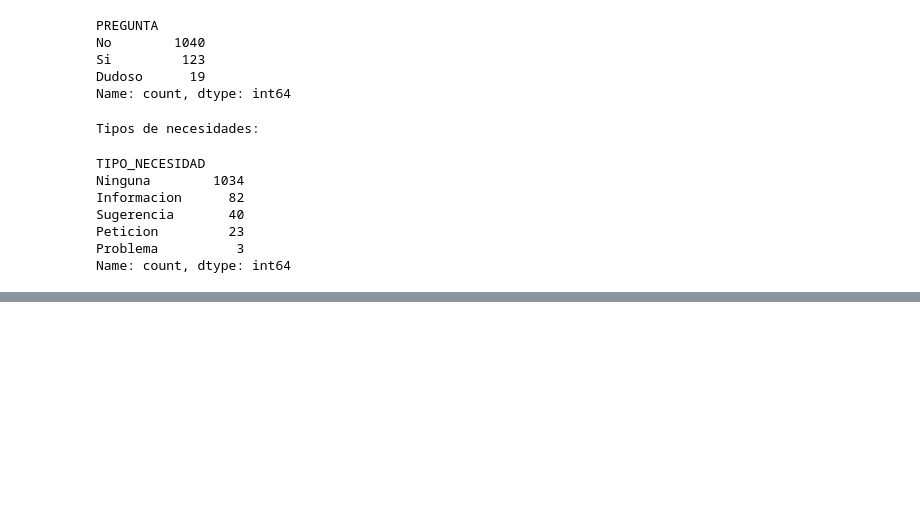
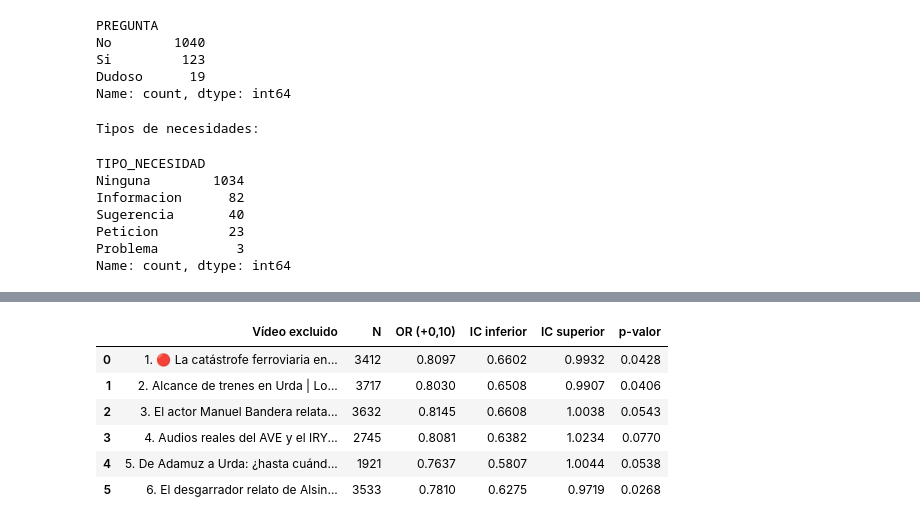
Before and after one commit to jejoama/Practicas_Curriculares, a Jupyter notebook: GENERAL_def.ipynb, the cells around one changed output, grey strips where cells are left out. Drawn from its saved outputs; the diff is of its cells as text; code cells hidden in the pictures; blank space fills up the shorter version.

```diff
--- a/GENERAL_def.ipynb
+++ b/GENERAL_def.ipynb
@@ -6740,0 +8195,91 @@ Procesados: 150/150
+# %%
+
+
+# 24. ROBUSTEZ FINAL: SENTIMIENTO Y SENSIBILIDAD POR VIDEO
+
+
+import numpy as np
+import pandas as pd
+import statsmodels.api as sm
+import statsmodels.formula.api as smf
+
+base = principales_modelo.copy()
+
+base = base.dropna(subset=[
+    "AGGRESSIVE",
+    "SENTIMIENTO_GLOBAL",
+    "TEMA_GLOBAL",
+    "ID_VIDEO",
+    "LOG_PALABRAS"
+])
+
+# 1. Modelo que incluye agresividad y sentimiento
+formula = (
+    "RECIBE_RESPUESTA ~ AGGRESSIVE "
+    "+ C(SENTIMIENTO_GLOBAL) "
+    "+ C(ID_VIDEO) "
+    "+ C(TEMA_GLOBAL) "
+    "+ LOG_PALABRAS"
+)
+
+modelo_conjunto = smf.glm(
+    formula,
+    data=base,
+    family=sm.families.Binomial()
+).fit(cov_type="HC3")
+
+
+def extraer_resultado(m):
+    beta = m.params["AGGRESSIVE"]
+    ci = m.conf_int().loc["AGGRESSIVE"]
+
+    return {
+        "N": int(m.nobs),
+        "OR (+0,10)": np.exp(beta * 0.10),
+        "IC inferior": np.exp(ci.iloc[0] * 0.10),
+        "IC superior": np.exp(ci.iloc[1] * 0.10),
+        "p-valor": m.pvalues["AGGRESSIVE"]
+    }
+
+
+print("MODELO CONTROLANDO TAMBIÉN EL SENTIMIENTO")
+
+display(
+    pd.DataFrame(
+        [extraer_resultado(modelo_conjunto)]
+    ).round(4)
+)
+
+# 2. Excluir cada vídeo por separado
+resultados_sensibilidad = []
+
+nombres = resumen.set_index("ID_VIDEO")["VIDEO"]
+
+for video in sorted(base["ID_VIDEO"].unique()):
+
+    sub = base[base["ID_VIDEO"] != video].copy()
+
+    m = smf.glm(
+        formula,
+        data=sub,
+        family=sm.families.Binomial()
+    ).fit(cov_type="HC3")
+
+    resultado = extraer_resultado(m)
+    resultado["Vídeo excluido"] = nombres.get(video, video)
+    resultados_sensibilidad.append(resultado)
+
+tabla_sensibilidad = pd.DataFrame(
+    resultados_sensibilidad
+)[[
+    "Vídeo excluido",
+    "N",
+    "OR (+0,10)",
+    "IC inferior",
+    "IC superior",
+    "p-valor"
+]]
+
+print("\nSENSIBILIDAD: EXCLUIR CADA VÍDEO")
+display(tabla_sensibilidad.round(4))
+# %% [output]
@@ -6740,0 +8290,7 @@ Procesados: 150/150
+|  | Vídeo excluido | N | OR (+0,10) | IC inferior | IC superior | p-valor |
+| 0 | 1. 🔴 La catástrofe ferroviaria en... | 3412 | 0.8097 | 0.6602 | 0.9932 | 0.0428 |
+| 1 | 2. Alcance de trenes en Urda | Lo... | 3717 | 0.8030 | 0.6508 | 0.9907 | 0.0406 |
+| 2 | 3. El actor Manuel Bandera relata... | 3632 | 0.8145 | 0.6608 | 1.0038 | 0.0543 |
+| 3 | 4. Audios reales del AVE y el IRY... | 2745 | 0.8081 | 0.6382 | 1.0234 | 0.0770 |
+| 4 | 5. De Adamuz a Urda: ¿hasta cuánd... | 1921 | 0.7637 | 0.5807 | 1.0044 | 0.0538 |
+| 5 | 6. El desgarrador relato de Alsin... | 3533 | 0.7810 | 0.6275 | 0.9719 | 0.0268 |
```
Also changed, not shown: parts of 306 cells of this notebook.
